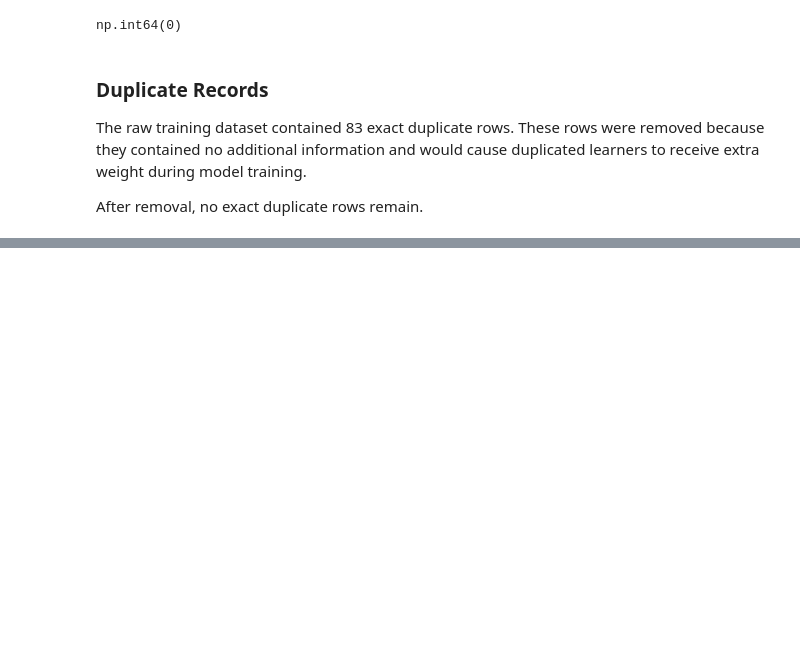
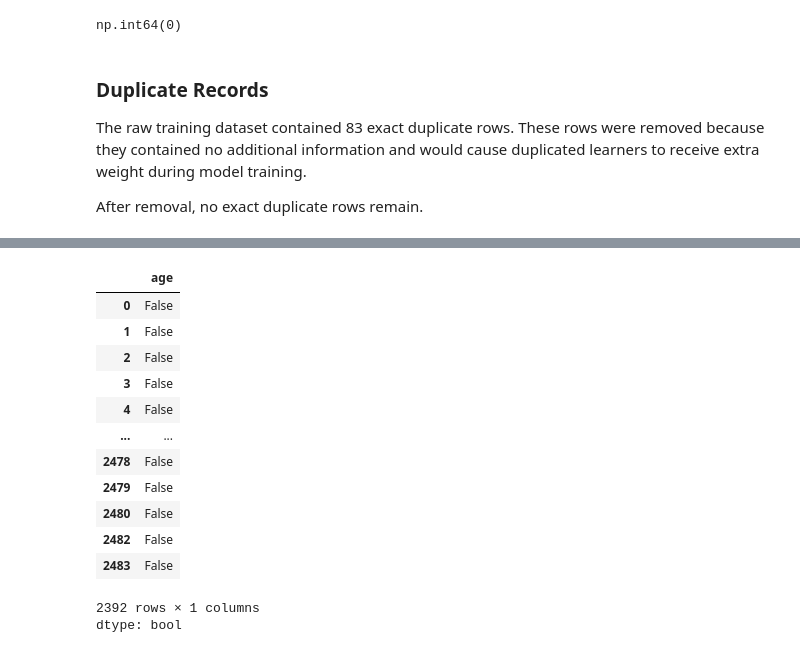
Before and after one commit to Prototype361/Course-completion-predictor, a Jupyter notebook: Notebooks/ML_Assignment.ipynb, the cells around one changed output, grey strips where cells are left out. Cells and saved outputs as stored; diff of their text form; code cells hidden in the pictures; blank space fills up the shorter version.

```diff
--- a/Notebooks/ML_Assignment.ipynb
+++ b/Notebooks/ML_Assignment.ipynb
@@ -648,0 +751,17 @@ After removal, no exact duplicate rows remain.
+# %%
+(clean_df["age"] < 0) | (clean_df["age"] > 100)
+# %% [output]
+|  | age |
+| 0 | False |
+| 1 | False |
+| 2 | False |
+| 3 | False |
+| 4 | False |
+| ... | ... |
+| 2478 | False |
+| 2479 | False |
+| 2480 | False |
+| 2482 | False |
+| 2483 | False |
+2392 rows × 1 columns
+dtype: bool
```
Also changed, not shown: parts of 45 cells of this notebook.
